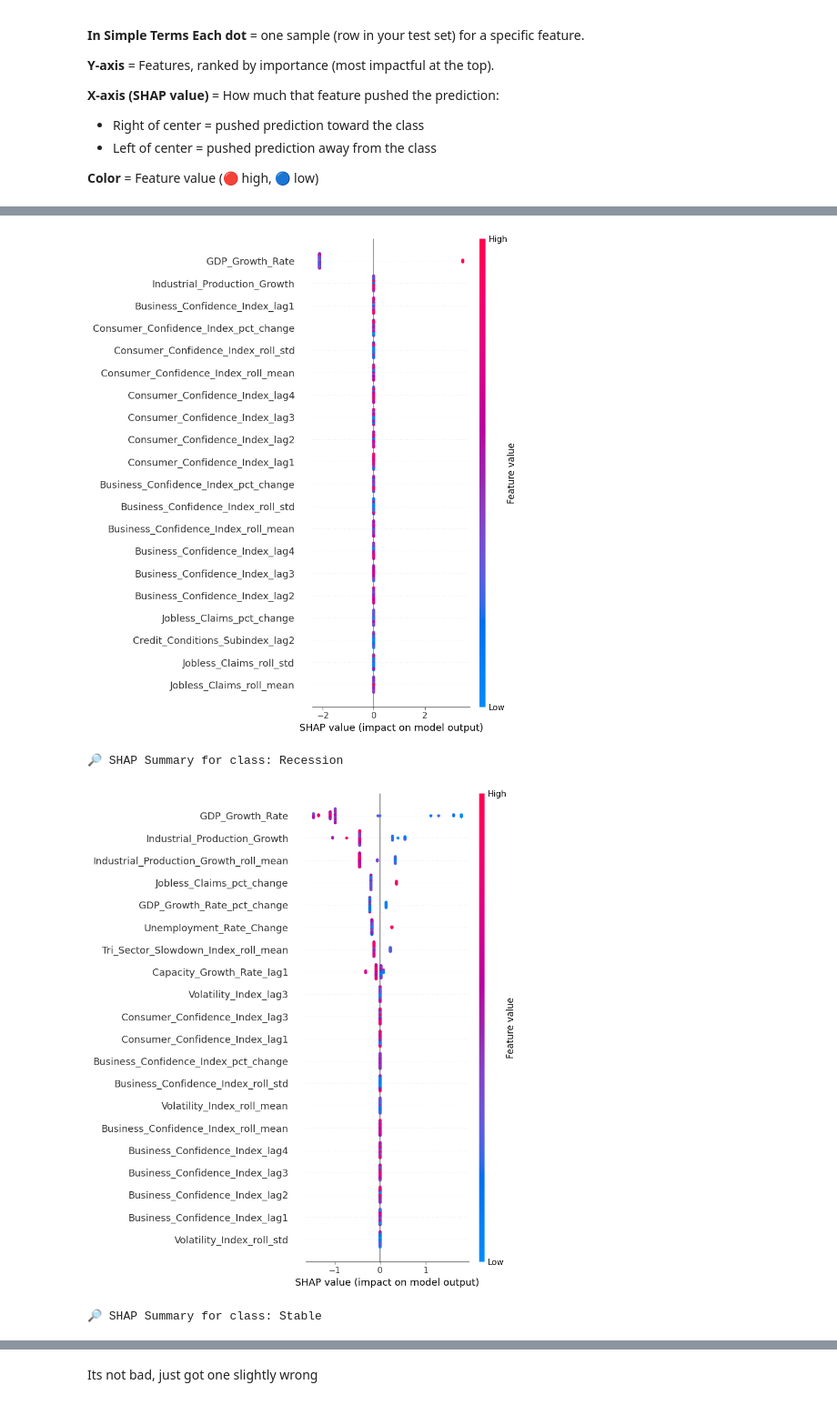
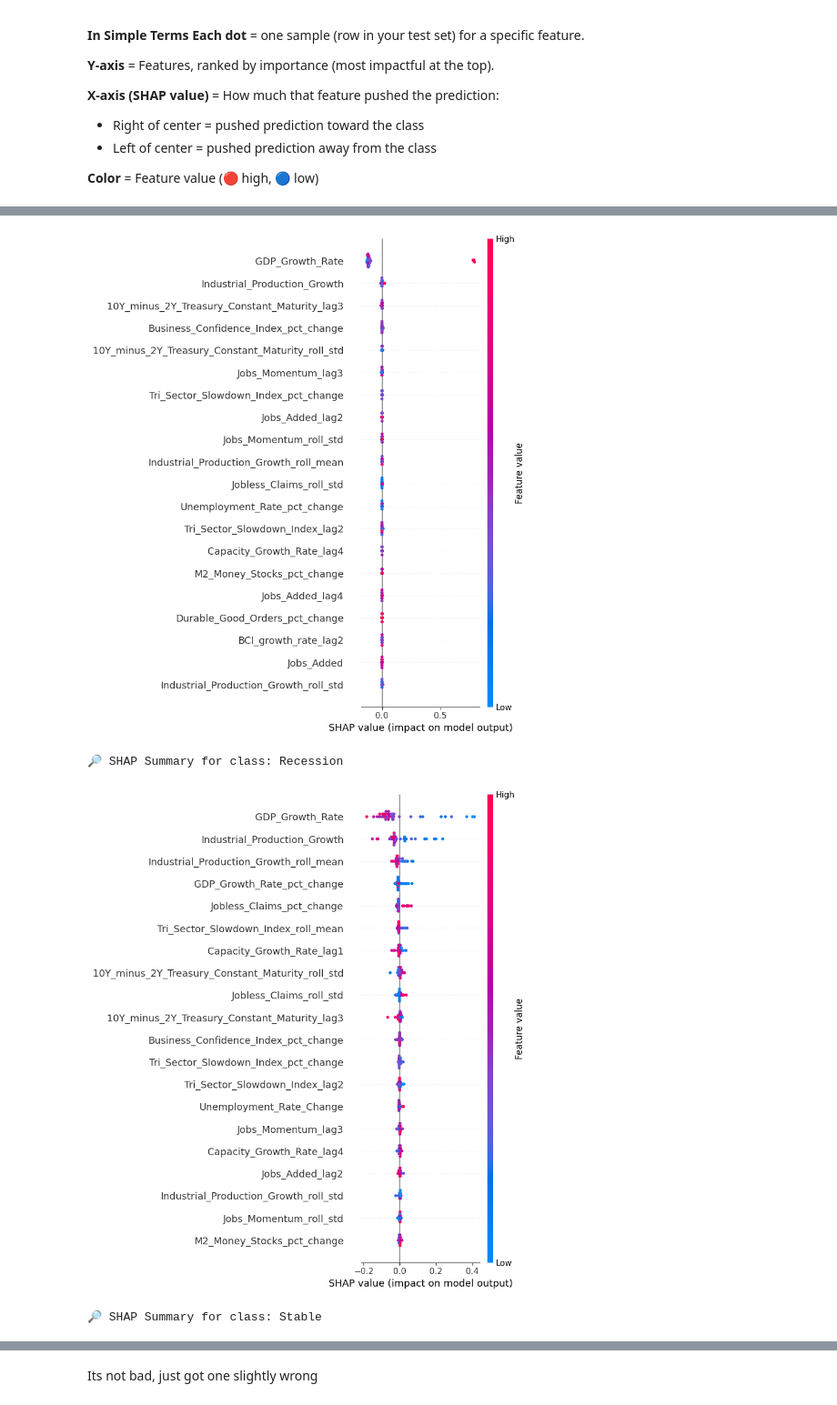
Before and after one commit to Makster04/FINAL_CAPSTONE_PROJECT, a Jupyter notebook: Notebook.ipynb, the cells around one changed output, grey strips where cells are left out. Shown at 91% size. Drawn from its saved outputs; the diff is of its cells as text; code cells hidden in the pictures.

```diff
--- a/Notebook.ipynb
+++ b/Notebook.ipynb
@@ -1434,7 +1434,6 @@ merged_df
 # ================================
 import pandas as pd
 import numpy as np
-import shap
 import matplotlib.pyplot as plt
 
 from sklearn.impute import SimpleImputer
@@ -1485,5 +1484,24 @@ y_encoded = le.fit_transform(y)
 # Compute class weights
 class_weights = compute_class_weight(class_weight='balanced', classes=np.unique(y_encoded), y=y_encoded)
 class_weight_dict = {i: w for i, w in enumerate(class_weights)}
+
+# ================================
+# ⚙️ Train XGBoost Classifier (Fixed)
+# ================================
+model = XGBClassifier()
+model.fit(X_imputed, y_encoded)
+
+# ================================
+# 📊 SHAP Explanation (TreeExplainer to avoid torch crash)
+# ================================
+try:
+    import shap
+    explainer = shap.TreeExplainer(model)
+    shap_values = explainer.shap_values(X_imputed)
+
+    # Summary Plot
+    shap.summary_plot(shap_values, X_imputed)
+except Exception as e:
+    print("⚠️ SHAP import or execution failed:", e)
 # %% [output]
 ❌ Dropped columns (all NaN): ['Corporate_Bond_Yield_lag1', 'Corporate_Bond_Yield_lag2', 'Corporate_Bond_Yield_lag3', 'Corporate_Bond_Yield_lag4', 'Corporate_Bond_Yield_roll_mean', 'Corporate_Bond_Yiel ...
@@ -1858,17 +1877,21 @@ Confusion Matrix:
 # %%
 import shap
 import matplotlib.pyplot as plt
 
+# Extract classifier from your pipeline
 xgb_model = pipeline.named_steps["classifier"]
-explainer = shap.TreeExplainer(xgb_model)
-shap_values = explainer.shap_values(X_test)
 
+# Use model-agnostic SHAP Explainer (predict_proba gives class-wise probabilities)
+explainer = shap.Explainer(xgb_model.predict_proba, X_test)
+shap_values = explainer(X_test)
+
+# Plot per class (e.g., Boom, Stability, Slowdown, Recession)
 for i, class_name in enumerate(le.classes_):
     print(f"\n🔎 SHAP Summary for class: {class_name}")
-    shap.summary_plot(shap_values[i], X_test, plot_type="dot", show=True)
+    shap.summary_plot(shap_values[..., i], X_test, plot_type="dot", show=True)
 # %% [output]
 🔎 SHAP Summary for class: Boom
-[figure, old version]
+[figure, new version]
 🔎 SHAP Summary for class: Recession
-[figure, old version]
+[figure, new version]
 🔎 SHAP Summary for class: Stable
```
Also changed, not shown: parts of 14 cells of this notebook, 4 other files.
